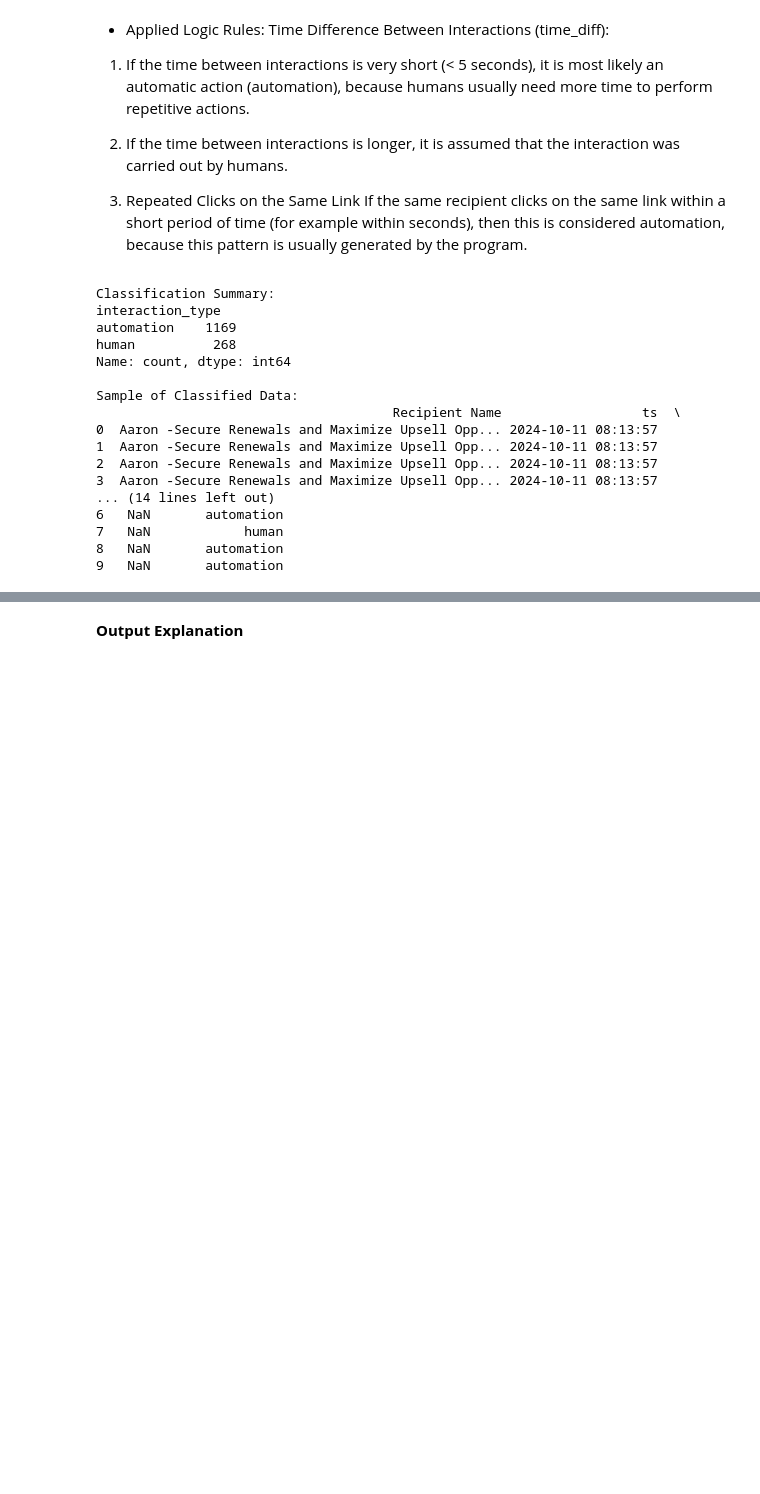
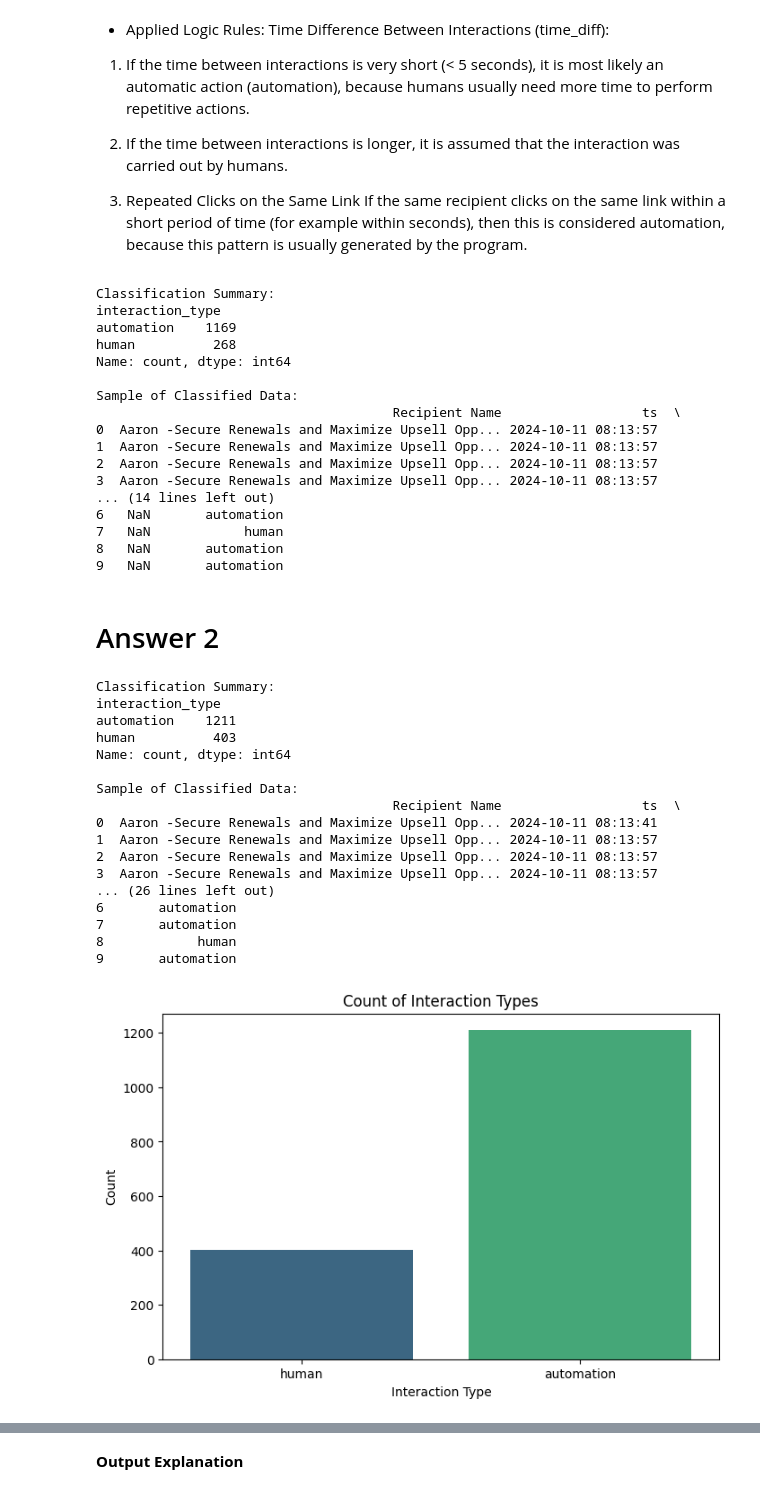
Before and after one commit to Evianitary18/Programming-With-Python, a Jupyter notebook: Evianita_Rifka_Yulistia_Data_Assessment.ipynb, the cells around one changed output, grey strips where cells are left out. Saved outputs shown, nothing was run; the diff lists cells and outputs as text; code cells hidden in the pictures; blank space fills up the shorter version.

```diff
--- a/Evianita_Rifka_Yulistia_Data_Assessment.ipynb
+++ b/Evianita_Rifka_Yulistia_Data_Assessment.ipynb
@@ -263,3 +263,82 @@ Sample of Classified Data:
 7   NaN            human
 8   NaN       automation
 9   NaN       automation
+# %% [markdown]
+# Answer 2
+# %%
+import pandas as pd
+import numpy as np
+import matplotlib.pyplot as plt
+import seaborn as sns
+
+# Load dataset
+df_project = pd.read_csv('DataAssessment.csv')
+
+# Convert 'ts' to datetime format
+df_project['ts'] = pd.to_datetime(df_project['ts'], errors='coerce')
+
+# Sort data by 'Recipient Name' and 'ts'
+df_project = df_project.sort_values(by=['Recipient Name', 'ts']).reset_index(drop=True)
+
+# Calculate time difference between consecutive interactions for the same recipient
+df_project['time_diff'] = df_project.groupby('Recipient Name')['ts'].diff().dt.total_seconds()
+
+# Define classification rules
+def classify_interaction(row):
+    # Rule 1: Very short time intervals (< 5 seconds) suggest automation
+    if row['time_diff'] is not None and row['time_diff'] < 5:
+        return 'automation'
+    # Rule 2: Repeated clicking of similar links in a short time suggests automation
+    if row.name > 0:
+        prev_row = df_project.iloc[row.name - 1]
+        if row['Recipient Name'] == prev_row['Recipient Name'] and row['link'] == prev_row['link']:
+            return 'automation'
+    # Default: Assume human interaction
+    return 'human'
+
+# Apply classification to each row
+df_project['interaction_type'] = df_project.apply(classify_interaction, axis=1)
+
+# Summary of classification
+classification_summary = df_project['interaction_type'].value_counts()
+
+# Display summary
+print("Classification Summary:")
+print(classification_summary)
+
+# Create a table of classified interactions
+classified_table = df_project[['Recipient Name', 'ts', 'link', 'time_diff', 'interaction_type']]
+
+# Display a sample of the table
+print("\nSample of Classified Data:")
+print(classified_table.head(10))
+
+# Visualization
+plt.figure(figsize=(8, 5))
+sns.countplot(data=df_project, x='interaction_type', palette='viridis')
+plt.title('Count of Interaction Types')
+plt.xlabel('Interaction Type')
+plt.ylabel('Count')
+plt.show()
+
+# Save the classified table to a CSV file for further analysis
+classified_table.to_csv('Classified_Interactions.csv', index=False)
+# %% [output]
+Classification Summary:
+interaction_type
+automation    1211
+human          403
+Name: count, dtype: int64
+
+Sample of Classified Data:
+                                      Recipient Name                  ts  \
+0  Aaron -Secure Renewals and Maximize Upsell Opp... 2024-10-11 08:13:41
+1  Aaron -Secure Renewals and Maximize Upsell Opp... 2024-10-11 08:13:57
+2  Aaron -Secure Renewals and Maximize Upsell Opp... 2024-10-11 08:13:57
+3  Aaron -Secure Renewals and Maximize Upsell Opp... 2024-10-11 08:13:57
+... (26 lines left out)
+6       automation
+7       automation
+8            human
+9       automation
+[figure, added]
```
Also changed, not shown: parts of 2 cells of this notebook.
